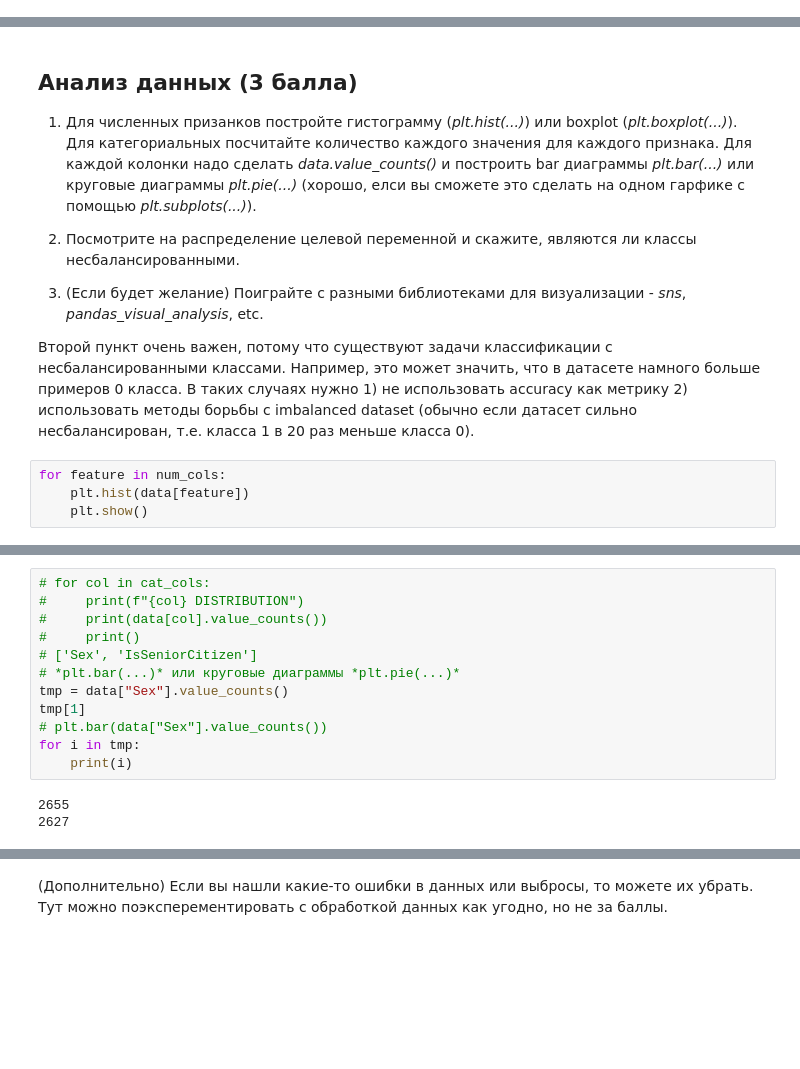
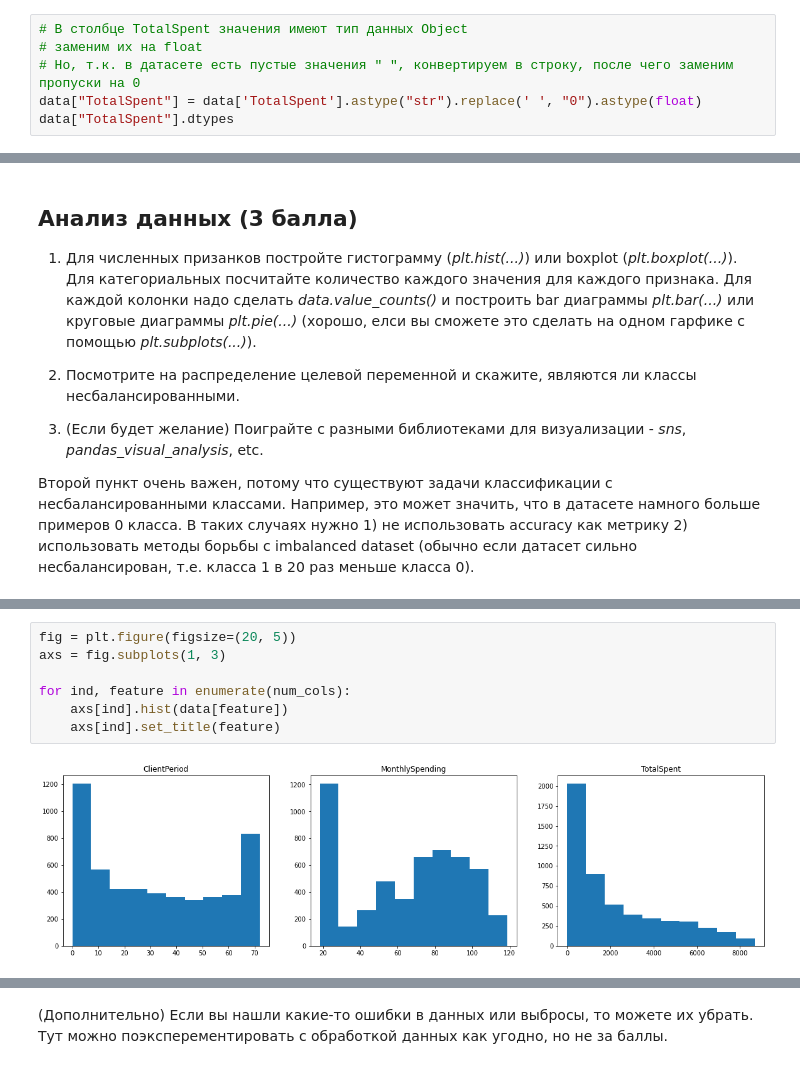
Before and after one commit to Felecort/DLS-Rush, a Jupyter notebook: Matherials/3_7_Algorithm_compositions_and_model_selection/homework/baseline.ipynb, the cells around one changed output, grey strips where cells are left out. Saved outputs shown, nothing was run; the diff lists cells and outputs as text; blank space fills up the shorter version.

Commit message:
added data analyse

```diff
--- a/Matherials/3_7_Algorithm_compositions_and_model_selection/homework/baseline.ipynb
+++ b/Matherials/3_7_Algorithm_compositions_and_model_selection/homework/baseline.ipynb
@@ -130,0 +133,6 @@ dtype: int64
+# %%
+# В столбце TotalSpent значения имеют тип данных Object
+# заменим их на float
+# Но, т.к. в датасете есть пустые значения " ", конвертируем в строку, после чего заменим пропуски на 0
+data["TotalSpent"] = data['TotalSpent'].astype("str").replace(' ', "0").astype(float)
+data["TotalSpent"].dtypes
@@ -138,7 +148,3 @@ dtype: int64
 3) (Если будет желание) Поиграйте с разными библиотеками для визуализации - *sns*, *pandas_visual_analysis*, etc.
 
 Второй пункт очень важен, потому что существуют задачи классификации с несбалансированными классами. Например, это может значить, что в датасете намного больше примеров 0 класса. В таких случаях нужно 1) не использовать accuracy как метрику 2) использовать методы борьбы с imbalanced dataset (обычно если датасет сильно несбалансирован, т.е. класса 1 в 20 раз меньше класса 0).
-# %%
-for feature in num_cols:
-    plt.hist(data[feature])
-    plt.show()
@@ -149,15 +151,9 @@ for feature in num_cols:
-# %%
-# for col in cat_cols:
-#     print(f"{col} DISTRIBUTION")
-#     print(data[col].value_counts())
-#     print()
-# ['Sex', 'IsSeniorCitizen']
-# *plt.bar(...)* или круговые диаграммы *plt.pie(...)*
-tmp = data["Sex"].value_counts()
-tmp[1]
-# plt.bar(data["Sex"].value_counts())
-for i in tmp:
-    print(i)
-# %% [output]
-2655
-2627
+# %%
+fig = plt.figure(figsize=(20, 5))
+axs = fig.subplots(1, 3)
+
+for ind, feature in enumerate(num_cols):
+    axs[ind].hist(data[feature])
+    axs[ind].set_title(feature)
+# %% [output]
+[figure, added]
```
Also changed, not shown: parts of 8 cells of this notebook.
